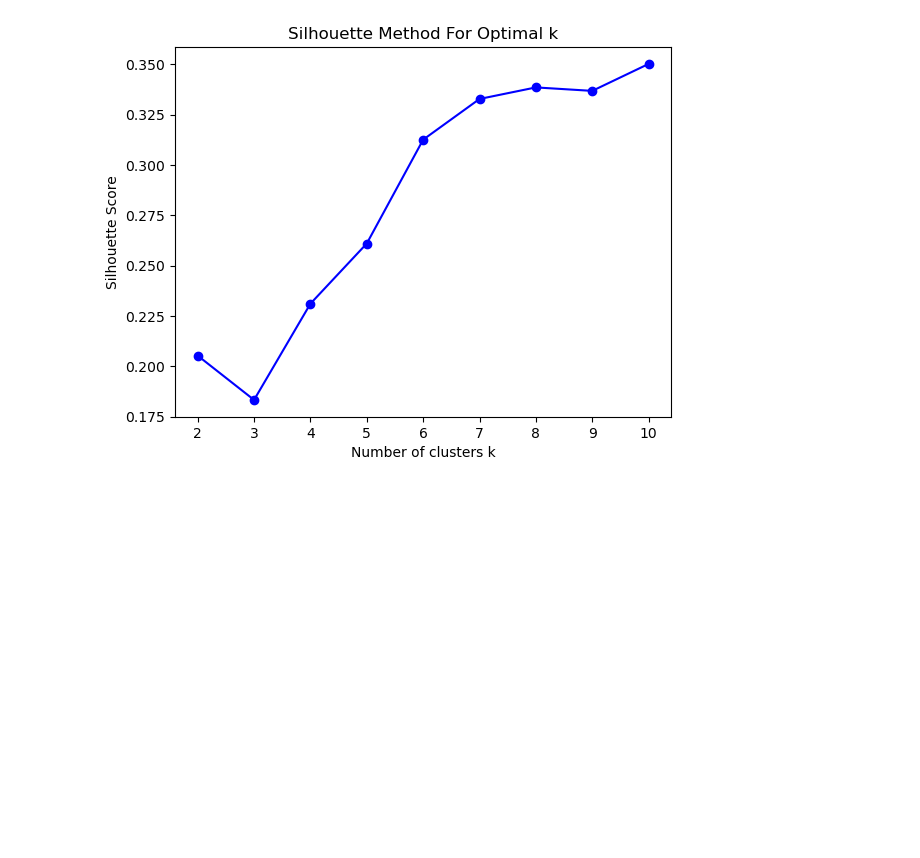
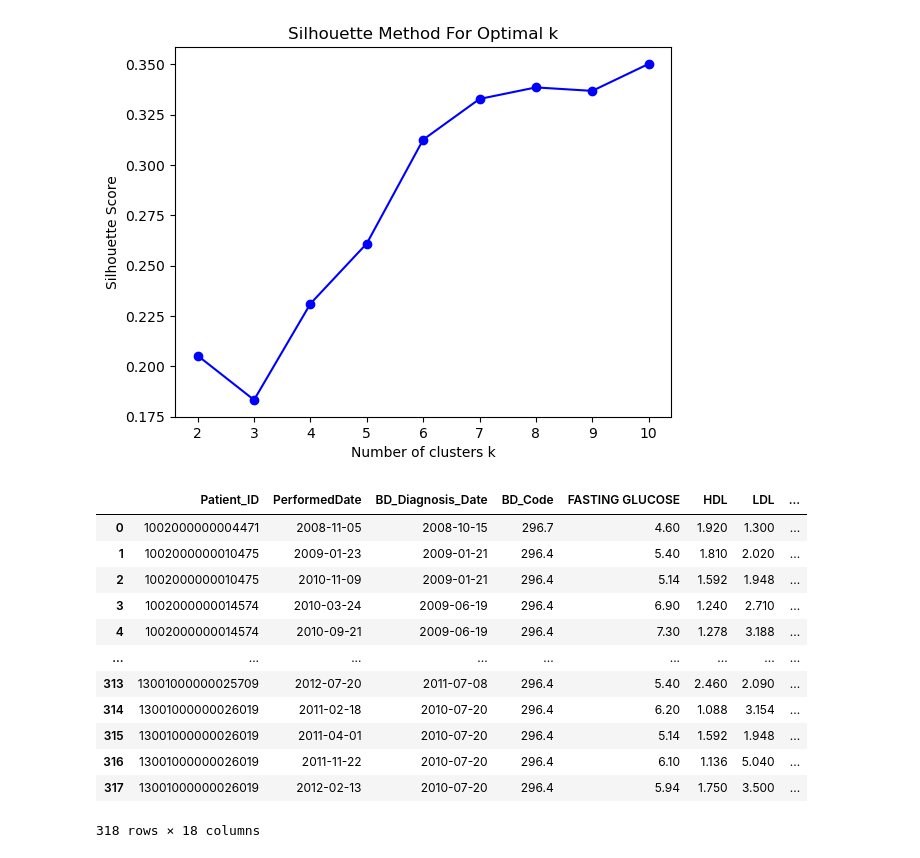
Before and after one commit to victoriaktruong/CPCSSN-Group-Project, a Jupyter notebook: notebooks/analysis.ipynb, the cells around one changed output. Saved outputs shown, nothing was run; the diff lists cells and outputs as text; code cells hidden in the pictures; blank space fills up the shorter version.

```diff
--- a/notebooks/analysis.ipynb
+++ b/notebooks/analysis.ipynb
@@ -39,6 +39,7 @@ Loaded dataset with shape: (318, 12)
 # %%
 df['Sex'] = df['Sex'].astype('category')
 df['BD_Code'] = df['BD_Code'].astype('category')
+df['Comorbidity'] = df['Comorbidity'].astype('category')
 # %%
 # Map and encode subtypes of bipolar disorders
 bipolar_map = {
@@ -368,3 +238,19 @@ plt.title('Silhouette Method For Optimal k')
 plt.show()
 # %% [output]
 [figure]
+# %%
+df
+# %% [output]
+|  | Patient_ID | PerformedDate | BD_Diagnosis_Date | BD_Code | FASTING GLUCOSE | HDL | LDL | ... |
+| 0 | 1002000000004471 | 2008-11-05 | 2008-10-15 | 296.7 | 4.60 | 1.920 | 1.300 | ... |
+| 1 | 1002000000010475 | 2009-01-23 | 2009-01-21 | 296.4 | 5.40 | 1.810 | 2.020 | ... |
+| 2 | 1002000000010475 | 2010-11-09 | 2009-01-21 | 296.4 | 5.14 | 1.592 | 1.948 | ... |
+| 3 | 1002000000014574 | 2010-03-24 | 2009-06-19 | 296.4 | 6.90 | 1.240 | 2.710 | ... |
+| 4 | 1002000000014574 | 2010-09-21 | 2009-06-19 | 296.4 | 7.30 | 1.278 | 3.188 | ... |
+| ... | ... | ... | ... | ... | ... | ... | ... | ... |
+| 313 | 13001000000025709 | 2012-07-20 | 2011-07-08 | 296.4 | 5.40 | 2.460 | 2.090 | ... |
+| 314 | 13001000000026019 | 2011-02-18 | 2010-07-20 | 296.4 | 6.20 | 1.088 | 3.154 | ... |
+| 315 | 13001000000026019 | 2011-04-01 | 2010-07-20 | 296.4 | 5.14 | 1.592 | 1.948 | ... |
+| 316 | 13001000000026019 | 2011-11-22 | 2010-07-20 | 296.4 | 6.10 | 1.136 | 5.040 | ... |
+| 317 | 13001000000026019 | 2012-02-13 | 2010-07-20 | 296.4 | 5.94 | 1.750 | 3.500 | ... |
+318 rows × 18 columns
```
Also changed, not shown: parts of 2 cells of this notebook, 1 other file.
